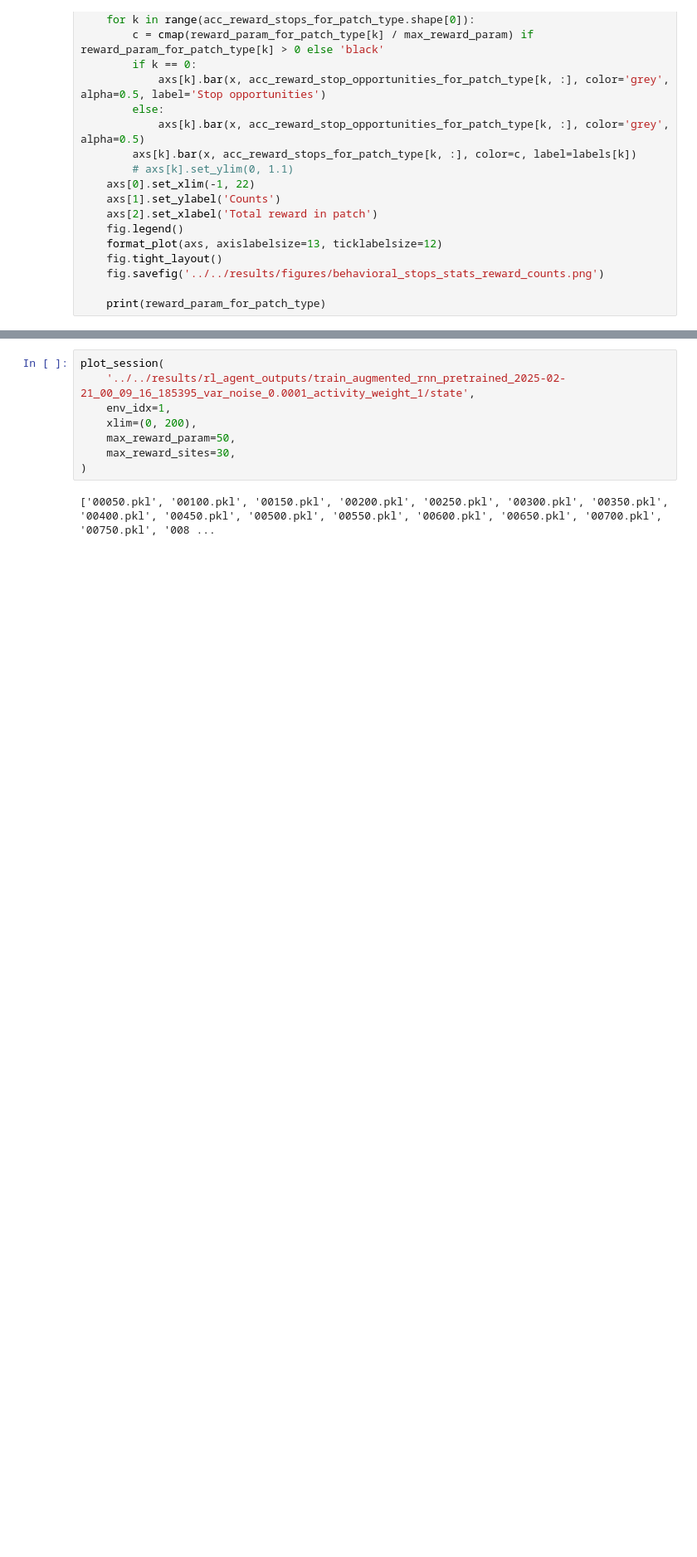
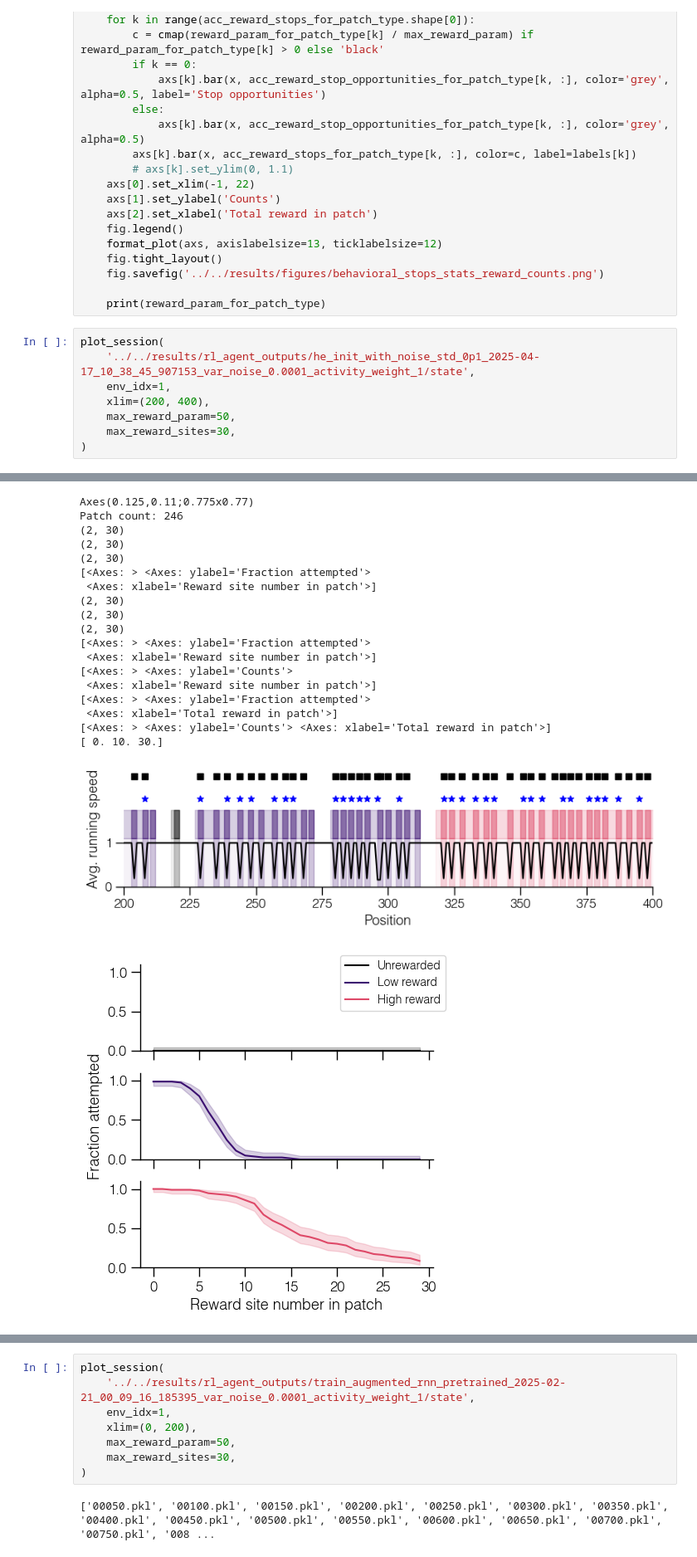
Before and after one commit to davidgbe/favorably_connected, a Jupyter notebook: code/notebooks/session_visualization_fixed_mapping_augmented_perturbations.ipynb, the cells around one changed output, grey strips where cells are left out. Shown: that part at 83% size. Saved outputs shown, nothing was run; the diff lists cells and outputs as text; blank space fills up the shorter version.

```diff
--- a/code/notebooks/session_visualization_fixed_mapping_augmented_perturbations.ipynb
+++ b/code/notebooks/session_visualization_fixed_mapping_augmented_perturbations.ipynb
@@ -289,3 +286,12 @@ def plot_session(data_path, env_idx, update_num=None, xlim=None, max_reward_para
     fig.savefig('../../results/figures/behavioral_stops_stats_reward_counts.png')
 
     print(reward_param_for_patch_type)
+# %%
+plot_session(
+    '../../results/rl_agent_outputs/he_init_with_noise_std_0p1_2025-04-17_10_38_45_907153_var_noise_0.0001_activity_weight_1/state',
+    env_idx=1,
+    xlim=(200, 400),
+    max_reward_param=50,
+    max_reward_sites=30,
+)
+# %% [output]
@@ -291,0 +299,20 @@ def plot_session(data_path, env_idx, update_num=None, xlim=None, max_reward_para
+Axes(0.125,0.11;0.775x0.77)
+Patch count: 246
+(2, 30)
+(2, 30)
+(2, 30)
+[<Axes: > <Axes: ylabel='Fraction attempted'>
+ <Axes: xlabel='Reward site number in patch'>]
+(2, 30)
+(2, 30)
+(2, 30)
+[<Axes: > <Axes: ylabel='Fraction attempted'>
+ <Axes: xlabel='Reward site number in patch'>]
+[<Axes: > <Axes: ylabel='Counts'>
+ <Axes: xlabel='Reward site number in patch'>]
+[<Axes: > <Axes: ylabel='Fraction attempted'>
+ <Axes: xlabel='Total reward in patch'>]
+[<Axes: > <Axes: ylabel='Counts'> <Axes: xlabel='Total reward in patch'>]
+[ 0. 10. 30.]
+[figure, added]
+[figure, added]
```
Also changed, not shown: parts of 3 cells of this notebook, 6 other files.
